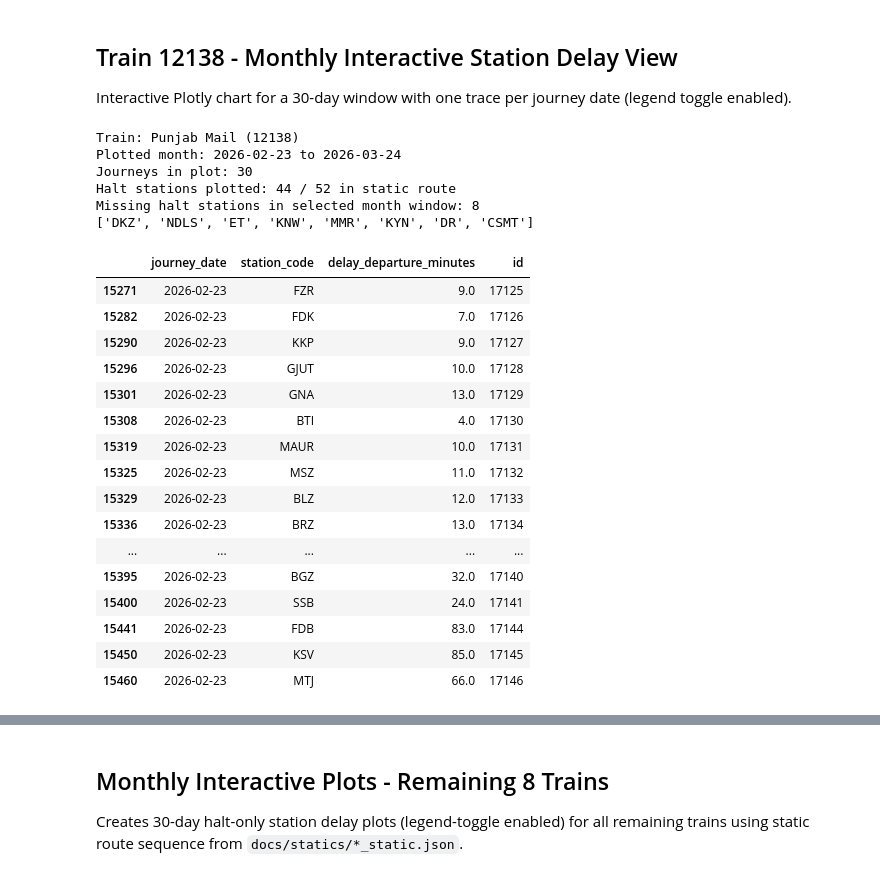
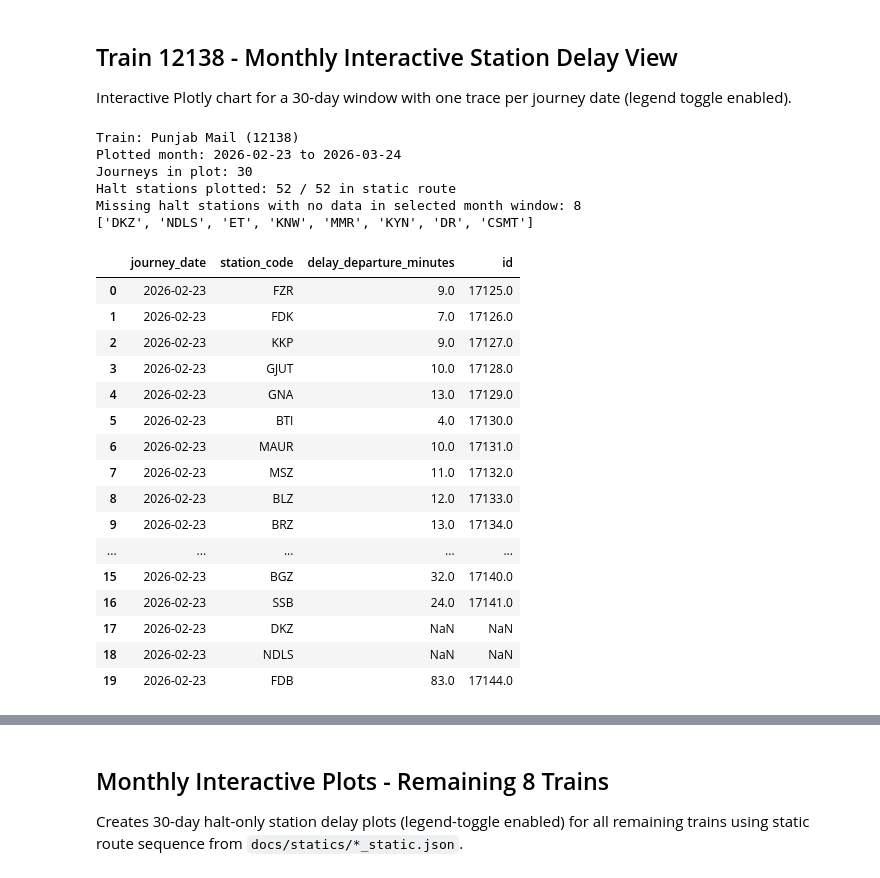
Before and after one commit to Ashvin755/Data-Centric-Train-Delay-Prediction-and-Propagation-Analytics, a Jupyter notebook: notebooks/first.ipynb, the cells around one changed output, grey strips where cells are left out. Saved outputs shown, nothing was run; the diff lists cells and outputs as text; code cells hidden in the pictures.

```diff
--- a/notebooks/first.ipynb
+++ b/notebooks/first.ipynb
@@ -482,12 +482,21 @@ if month_df.empty:
 month_df = month_df.sort_values(["journey_date", "station_code", "id"])
 month_df = month_df.drop_duplicates(subset=["journey_date", "station_code"], keep="last")
 
-# Use static halt sequence as the x-axis order.
 present_halts = set(month_df["station_code"].unique())
-station_order = [s for s in halt_station_order_full if s in present_halts]
+station_order = halt_station_order_full.copy()
 missing_halts_in_month = [s for s in halt_station_order_full if s not in present_halts]
 
-month_plot = month_df[["journey_date", "station_code", "delay_departure_minutes", "id"]].copy()
+# Build a full journey_date x halt-station grid so all halt stations remain on axis.
+journey_dates_sorted = sorted(month_df["journey_date"].unique())
+full_index = pd.MultiIndex.from_product(
+    [journey_dates_sorted, station_order],
+    names=["journey_date", "station_code"],
+)
+month_plot = (
+    month_df.set_index(["journey_date", "station_code"])[["delay_departure_minutes", "id"]]
+    .reindex(full_index)
+    .reset_index()
+)
 month_plot["station_code"] = pd.Categorical(month_plot["station_code"], categories=station_order, ordered=True)
 month_plot = month_plot.sort_values(["journey_date", "station_code"])
 month_plot["journey_date"] = month_plot["journey_date"].astype(str)
@@ -504,54 +513,61 @@ fig = px.line(
         f"<br><sup>Journey dates: {month_start} to {latest_journey_date}</sup>"
     ),
     labels={
         "station_code": "Station (halt-only, static route order)",
         "delay_departure_minutes": "Delay Departure (minutes)",
         "journey_date": "Journey Date",
     },
     hover_data={"id": True},
 )
 
 fig.update_layout(
     template="plotly_white",
     height=650,
     legend_title_text="Journey Date (click to toggle)",
 )
-fig.update_xaxes(tickangle=70)
+fig.update_xaxes(
+    tickangle=70,
+    categoryorder="array",
+    categoryarray=station_order,
+    tickmode="array",
+    tickvals=station_order,
+    ticktext=station_order,
+)
 fig.show()
 
 print(f"Train: {train_name}")
 print(f"Plotted month: {month_start} to {latest_journey_date}")
 print(f"Journeys in plot: {month_plot['journey_date'].nunique()}")
-print(f"Halt stations plotted: {month_plot['station_code'].nunique()} / {len(halt_station_order_full)} in static route")
-print(f"Missing halt stations in selected month window: {len(missing_halts_in_month)}")
+print(f"Halt stations plotted: {len(station_order)} / {len(halt_station_order_full)} in static route")
+print(f"Missing halt stations with no data in selected month window: {len(missing_halts_in_month)}")
 if missing_halts_in_month:
     print(missing_halts_in_month)
 
 display(month_plot.head(20))
 # %% [output]
 Train: Punjab Mail (12138)
 Plotted month: 2026-02-23 to 2026-03-24
 Journeys in plot: 30
-Halt stations plotted: 44 / 52 in static route
-Missing halt stations in selected month window: 8
+Halt stations plotted: 52 / 52 in static route
+Missing halt stations with no data in selected month window: 8
 ['DKZ', 'NDLS', 'ET', 'KNW', 'MMR', 'KYN', 'DR', 'CSMT']
 |  | journey_date | station_code | delay_departure_minutes | id |
-| 15271 | 2026-02-23 | FZR | 9.0 | 17125 |
-| 15282 | 2026-02-23 | FDK | 7.0 | 17126 |
-| 15290 | 2026-02-23 | KKP | 9.0 | 17127 |
-| 15296 | 2026-02-23 | GJUT | 10.0 | 17128 |
-| 15301 | 2026-02-23 | GNA | 13.0 | 17129 |
-| 15308 | 2026-02-23 | BTI | 4.0 | 17130 |
-| 15319 | 2026-02-23 | MAUR | 10.0 | 17131 |
-| 15325 | 2026-02-23 | MSZ | 11.0 | 17132 |
-| 15329 | 2026-02-23 | BLZ | 12.0 | 17133 |
-| 15336 | 2026-02-23 | BRZ | 13.0 | 17134 |
+| 0 | 2026-02-23 | FZR | 9.0 | 17125.0 |
+| 1 | 2026-02-23 | FDK | 7.0 | 17126.0 |
+| 2 | 2026-02-23 | KKP | 9.0 | 17127.0 |
+| 3 | 2026-02-23 | GJUT | 10.0 | 17128.0 |
+| 4 | 2026-02-23 | GNA | 13.0 | 17129.0 |
+| 5 | 2026-02-23 | BTI | 4.0 | 17130.0 |
+| 6 | 2026-02-23 | MAUR | 10.0 | 17131.0 |
+| 7 | 2026-02-23 | MSZ | 11.0 | 17132.0 |
+| 8 | 2026-02-23 | BLZ | 12.0 | 17133.0 |
+| 9 | 2026-02-23 | BRZ | 13.0 | 17134.0 |
 | ... | ... | ... | ... | ... |
-| 15395 | 2026-02-23 | BGZ | 32.0 | 17140 |
-| 15400 | 2026-02-23 | SSB | 24.0 | 17141 |
-| 15441 | 2026-02-23 | FDB | 83.0 | 17144 |
-| 15450 | 2026-02-23 | KSV | 85.0 | 17145 |
-| 15460 | 2026-02-23 | MTJ | 66.0 | 17146 |
+| 15 | 2026-02-23 | BGZ | 32.0 | 17140.0 |
+| 16 | 2026-02-23 | SSB | 24.0 | 17141.0 |
+| 17 | 2026-02-23 | DKZ | NaN | NaN |
+| 18 | 2026-02-23 | NDLS | NaN | NaN |
+| 19 | 2026-02-23 | FDB | 83.0 | 17144.0 |
 # %%
 # Train 61632 - Monthly interactive halt-only station delay view
 import json
```
Also changed, not shown: parts of 2 cells of this notebook.
